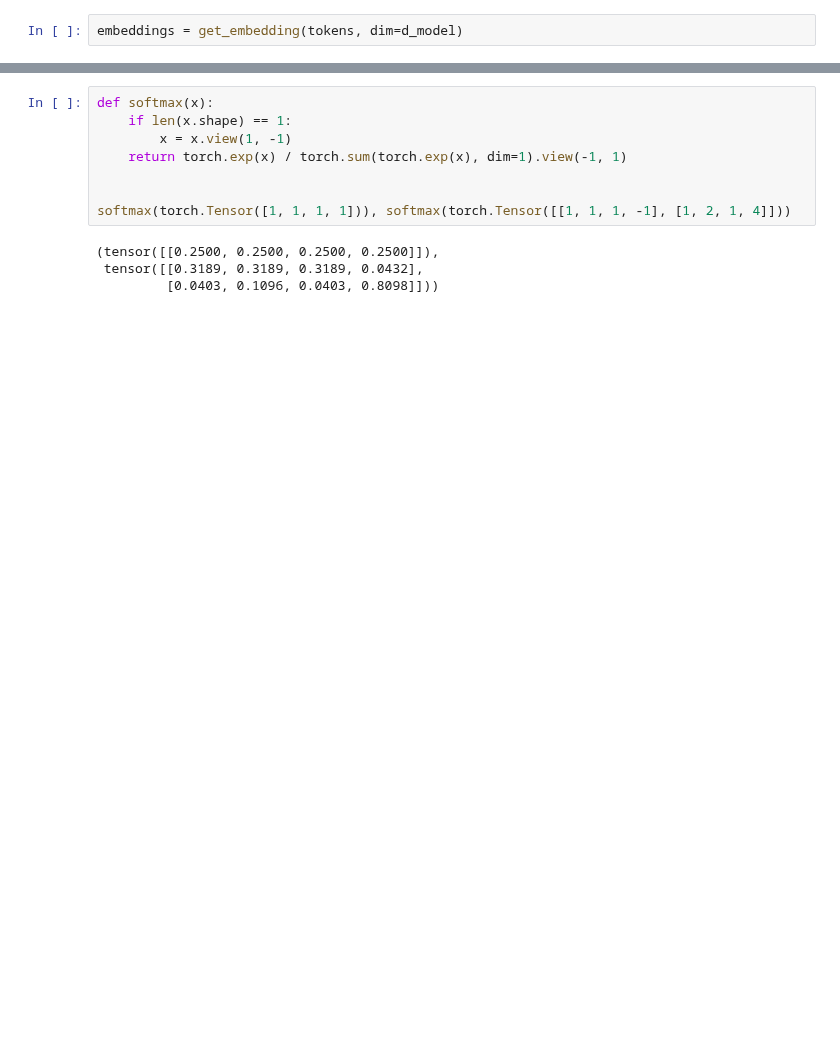
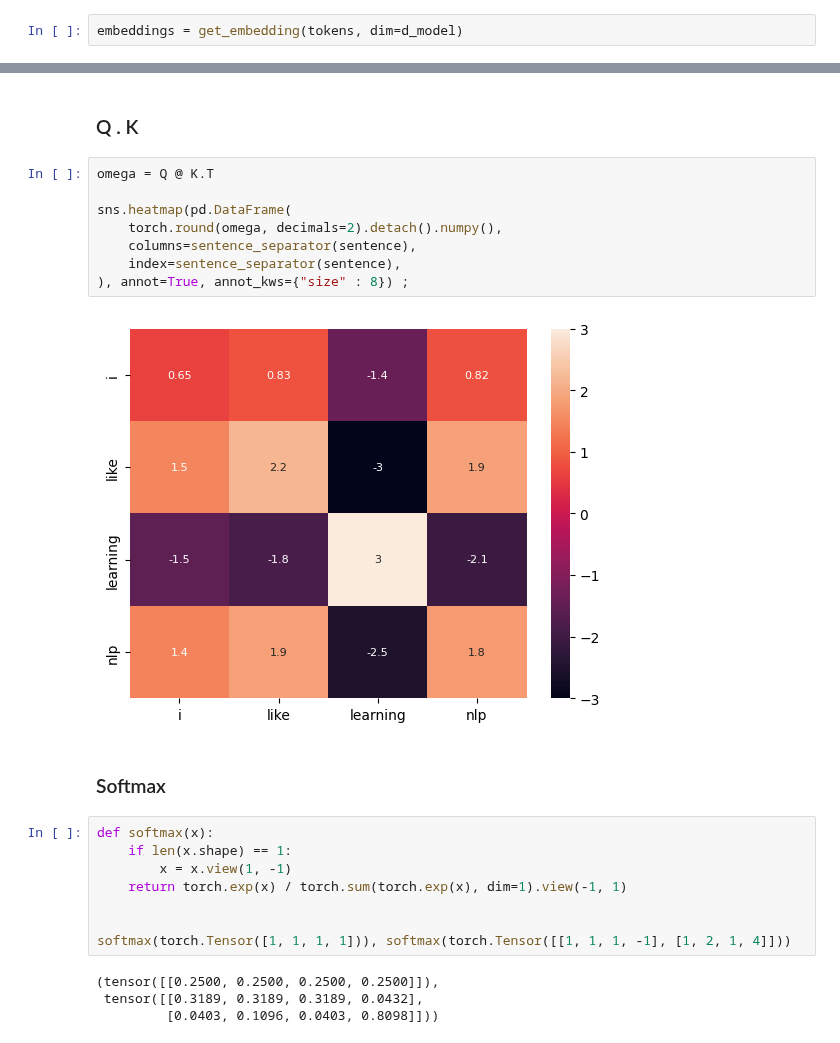
Before and after one commit to NishantBaheti/DeepLearningGuideBook, a Jupyter notebook: notebooks/transformers/explore.ipynb, the cells around one changed output, grey strips where cells are left out. Saved outputs shown, nothing was run; the diff lists cells and outputs as text; blank space fills up the shorter version.

```diff
--- a/notebooks/transformers/explore.ipynb
+++ b/notebooks/transformers/explore.ipynb
@@ -490,3 +556,17 @@ K &= \text{What do I have ? }
+# %% [markdown]
+### Q . K
+# %%
+omega = Q @ K.T
+
+sns.heatmap(pd.DataFrame(
+    torch.round(omega, decimals=2).detach().numpy(),
+    columns=sentence_separator(sentence),
+    index=sentence_separator(sentence),
+), annot=True, annot_kws={"size" : 8}) ;
+# %% [output]
+[figure, added]
+# %% [markdown]
+### Softmax
 # %%
 def softmax(x):
     if len(x.shape) == 1:
```
Also changed, not shown: parts of 50 cells of this notebook, 1 other file.
